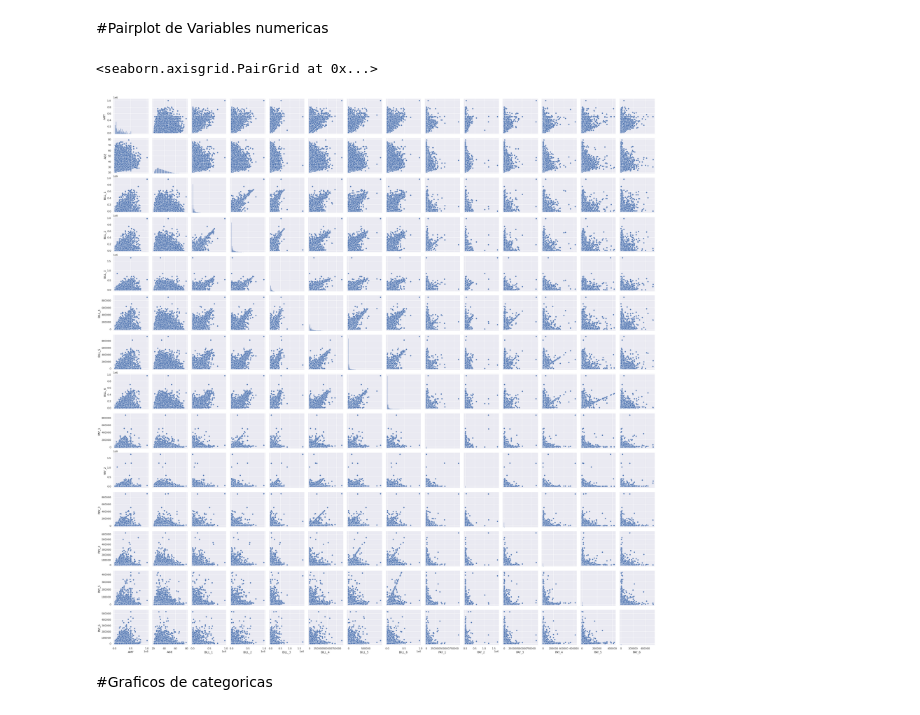
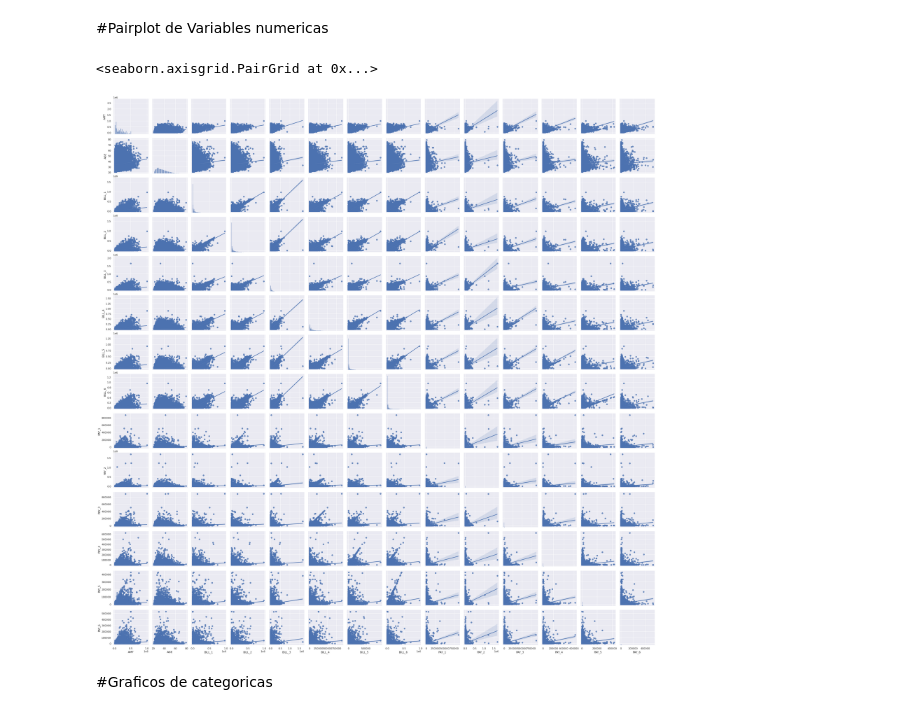
Before and after one commit to a00351269/Actividades_Aprendizaje-, a Jupyter notebook: Actividad6DS.ipynb, the cells around one changed output. Drawn from its saved outputs; the diff is of its cells as text; code cells hidden in the pictures.

```diff
--- a/Actividad6DS.ipynb
+++ b/Actividad6DS.ipynb
@@ -1119,10 +1119,10 @@ for col in df2[numericas].columns:
 # %% [markdown]
 #Pairplot de Variables numericas
 # %%
-sns.pairplot(df2[numericas])
+sns.pairplot(df2[numericas],kind='reg')
 # %% [output]
 <seaborn.axisgrid.PairGrid at 0x...>
-[figure, old version]
+[figure, new version]
 # %% [markdown]
 #Graficos de categoricas
 # %%
```
Also changed, not shown: parts of 2 cells of this notebook.
